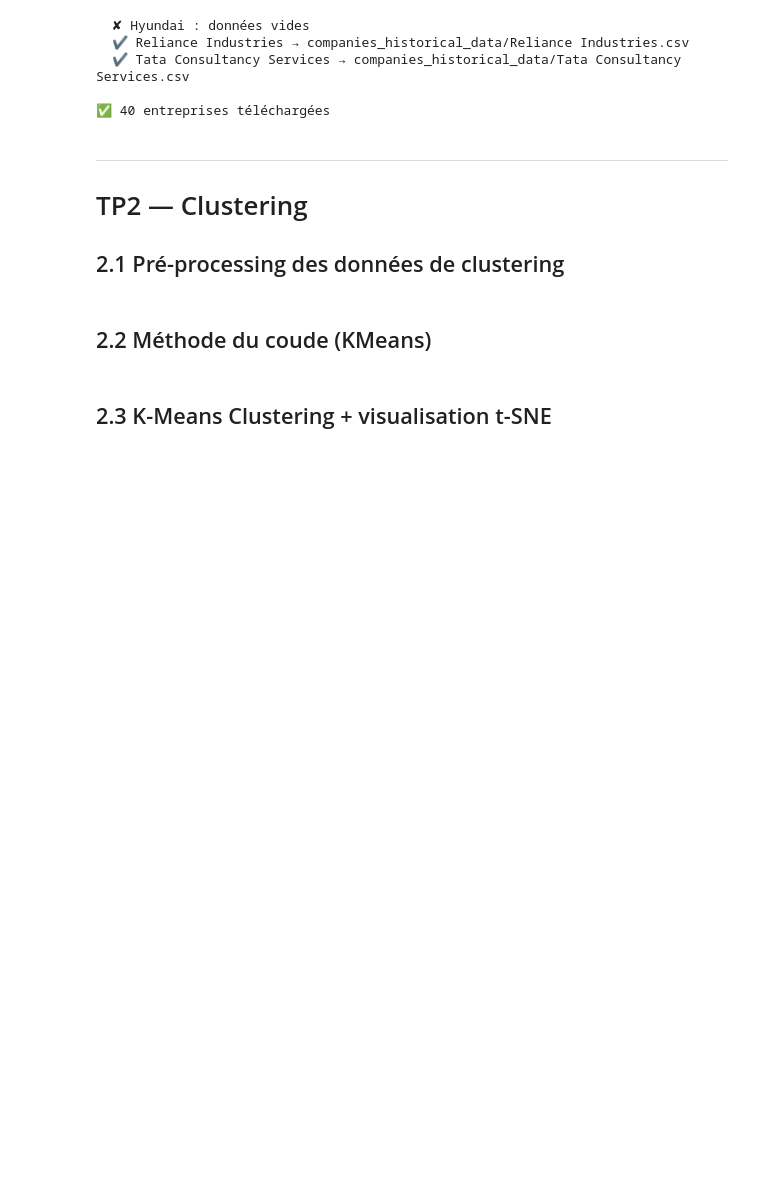
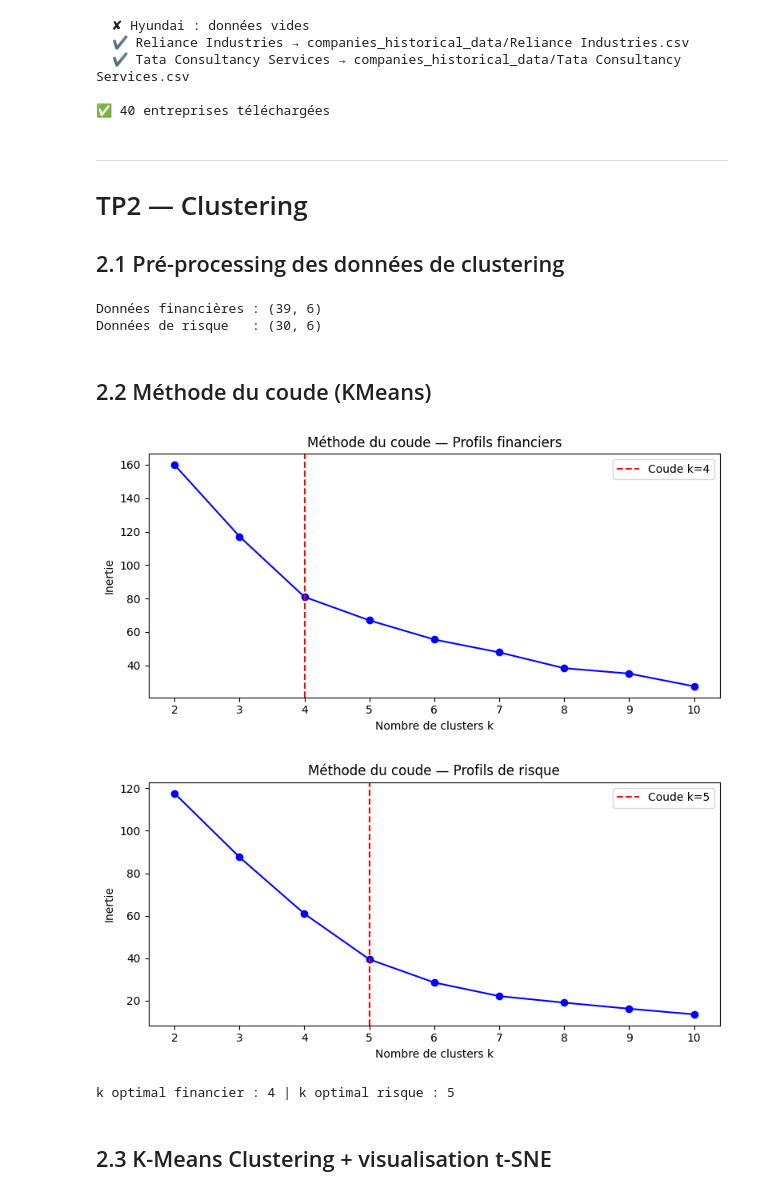
Before and after one commit to huimin-zhang-8/DS_finance, a Jupyter notebook: projet.ipynb, the cells around one changed output. Cells and saved outputs as stored; diff of their text form; code cells hidden in the pictures; blank space fills up the shorter version.

```diff
--- a/projet.ipynb
+++ b/projet.ipynb
@@ -215,0 +224,11 @@ HTTP Error 404: {"quoteSummary":{"result":null,"error":{"code":"Not Found","desc
+# %%
+def clean_financial_ratios(df: pd.DataFrame) -> pd.DataFrame:
+    """Nettoie les données de ratios financiers."""
+    df = df.copy()
+    df = df.dropna(axis=1, how='all')
+    df = df.dropna(axis=0, how='all')
+    df.to_csv("financial_ratios.csv")
+    return df
+
+financial_ratios_df = clean_financial_ratios(financial_ratios_df)
+financial_ratios_df
@@ -280,7 +316,7 @@ $HYMTF: possibly delisted; no timezone found
 # TP2 — Clustering
 ## 2.1 Pré-processing des données de clustering
 # %%
-FINANCIAL_FEATURES = ["forwardPE", "beta", "priceToBook", "priceToSales",
+FINANCIAL_FEATURES = ["forwardPE", "beta", "priceToBook",
                       "returnOnEquity", "profitMargins", "operatingMargins"]
 
 RISK_FEATURES = ["beta", "debtToEquity", "currentRatio",
@@ -305,38 +341,45 @@ risk_scaled, risk_labels = preprocess_for_financial_clustering(
 
 print(f"Données financières : {financial_scaled.shape}")
 print(f"Données de risque   : {risk_scaled.shape}")
+# %% [output]
+Données financières : (39, 6)
+Données de risque   : (30, 6)
 # %% [markdown]
 ## 2.2 Méthode du coude (KMeans)
 # %%
 def elbow_method(data: np.ndarray, k_max: int = 10, title: str = "") -> int:
     """Trace la courbe d'inertie et retourne le k optimal (coude)."""
     inertias = []
     ks = range(2, k_max + 1)
     for k in ks:
         km = KMeans(n_clusters=k, random_state=42, n_init=10)
         km.fit(data)
         inertias.append(km.inertia_)
 
     # Détection automatique du coude (différence de pente)
     diffs = np.diff(inertias)
     diffs2 = np.diff(diffs)
-    elbow_k = int(ks[np.argmax(diffs2) + 2])
+    elbow_k = int(ks[np.argmax(diffs2) + 1])
 
     plt.figure(figsize=(8, 4))
     plt.plot(list(ks), inertias, 'bo-')
     plt.axvline(x=elbow_k, color='red', linestyle='--', label=f'Coude k={elbow_k}')
     plt.xlabel('Nombre de clusters k')
     plt.ylabel('Inertie')
     plt.title(f'Méthode du coude {title}')
     plt.legend()
     plt.tight_layout()
     plt.show()
     return elbow_k
 
 
 k_financial = elbow_method(financial_scaled, title="— Profils financiers")
 k_risk      = elbow_method(risk_scaled,      title="— Profils de risque")
 print(f"k optimal financier : {k_financial} | k optimal risque : {k_risk}")
+# %% [output]
+[figure, added]
+[figure, added]
+k optimal financier : 4 | k optimal risque : 5
 # %% [markdown]
 ## 2.3 K-Means Clustering + visualisation t-SNE
 # %%
```
Also changed, not shown: parts of 21 cells of this notebook, 42 other files.
